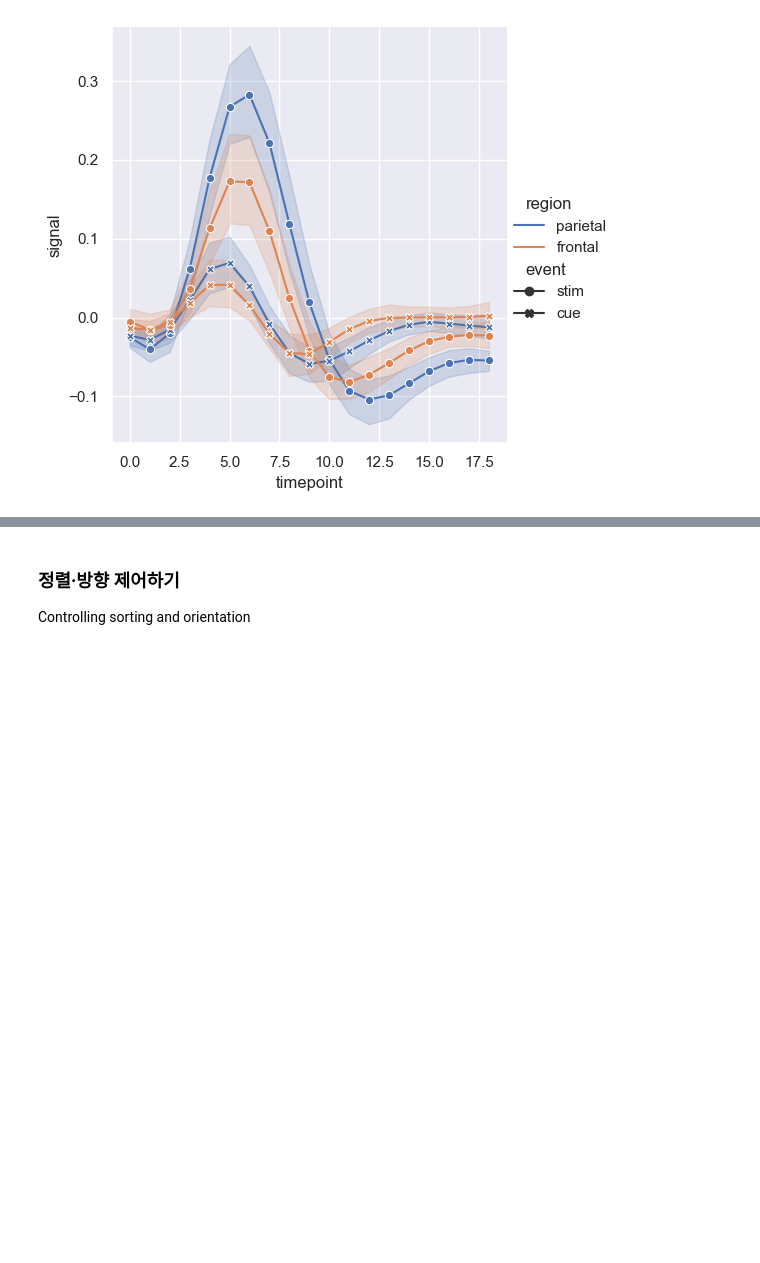
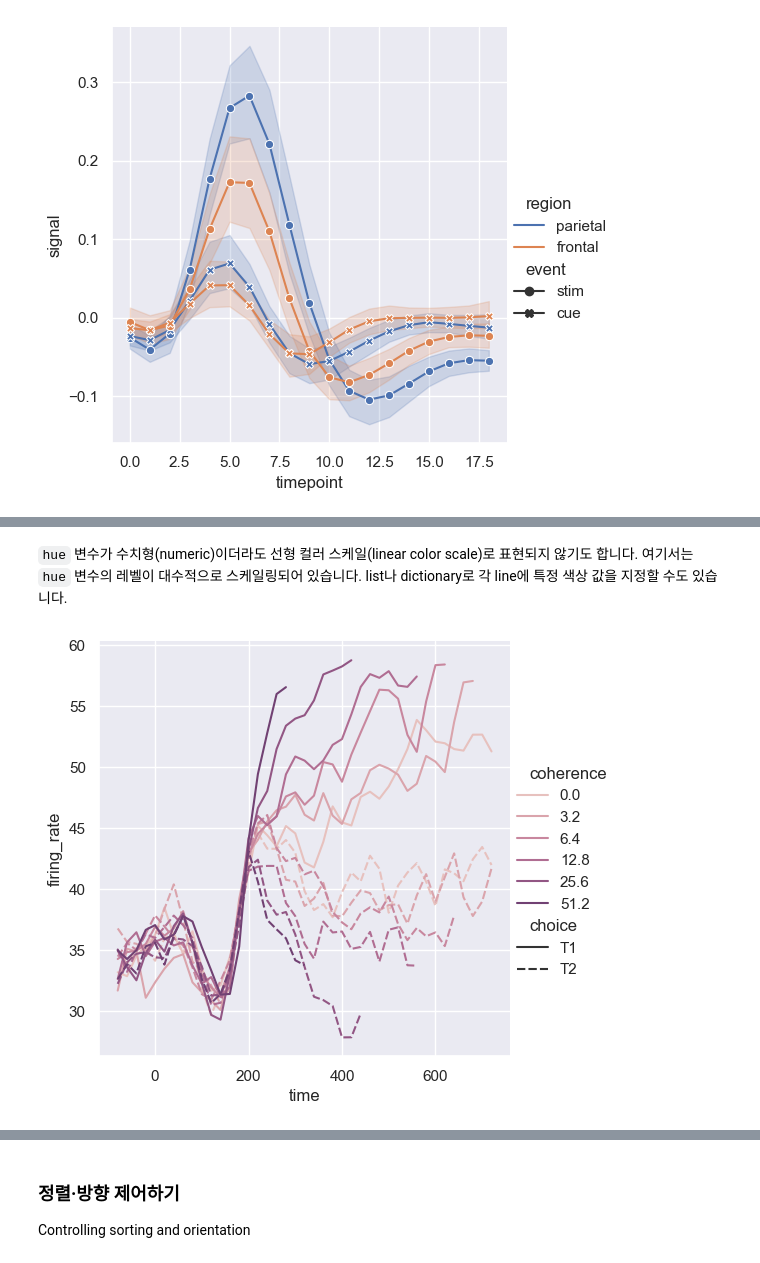
Before and after one commit to kjmn1105/Seaborn-Tuorial, a Jupyter notebook: 6_Plotting functions (1).ipynb, the cells around one changed output, grey strips where cells are left out. Cells and saved outputs as stored; diff of their text form; code cells hidden in the pictures; blank space fills up the shorter version.

```diff
--- a/6_Plotting functions (1).ipynb
+++ b/6_Plotting functions (1).ipynb
@@ -152,0 +176,8 @@ sns.relplot(data=fmri, kind="line", x="timepoint", y="signal",
+# %% [markdown]
+`hue` 변수가 수치형(numeric)이더라도 선형 컬러 스케일(linear color scale)로 표현되지 않기도 합니다. 여기서는 `hue` 변수의 레벨이 대수적으로 스케일링되어 있습니다. list나 dictionary로 각 line에 특정 색상 값을 지정할 수도 있습니다.
+# %%
+palette = sns.cubehelix_palette(light=.8, n_colors=8)
+sns.relplot(data=dots, kind='line', x='time', y='firing_rate',
+           hue='coherence', style='choice', palette=palette);
+# %% [output]
+[figure, added]
```
Also changed, not shown: parts of 16 cells of this notebook.
